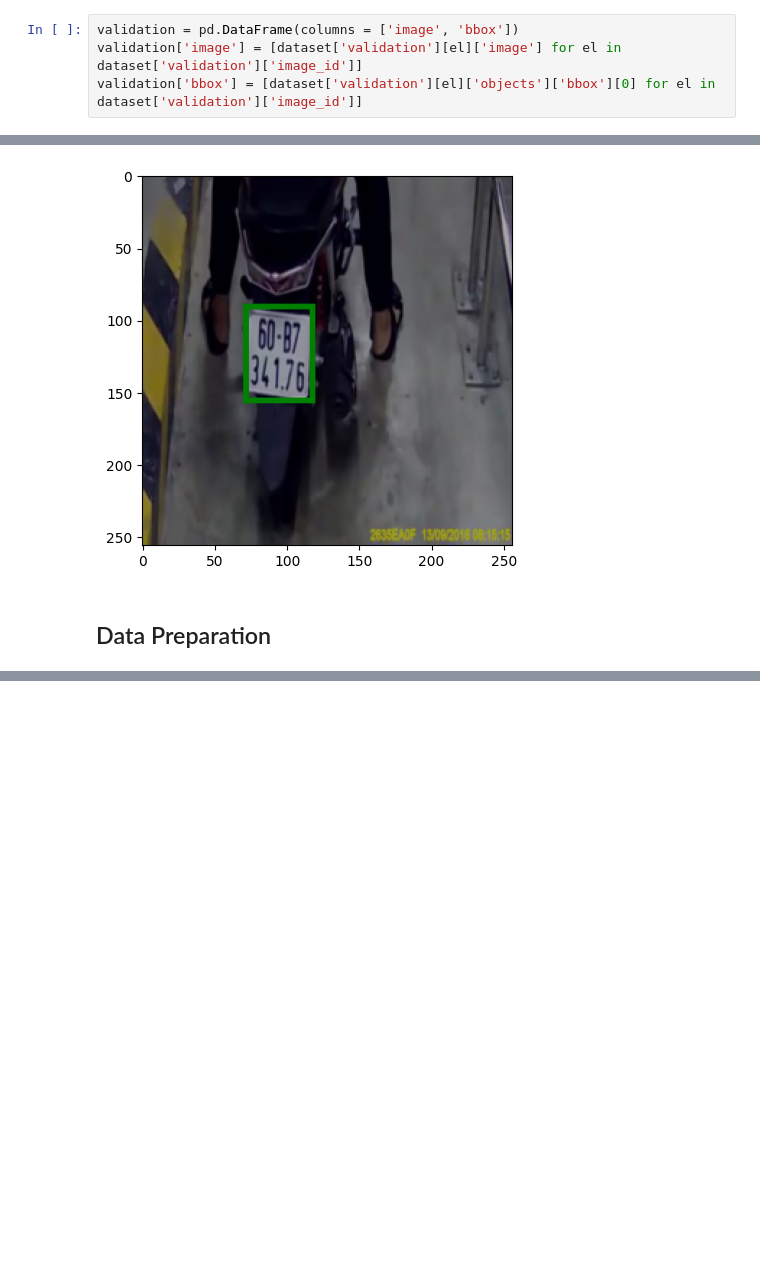
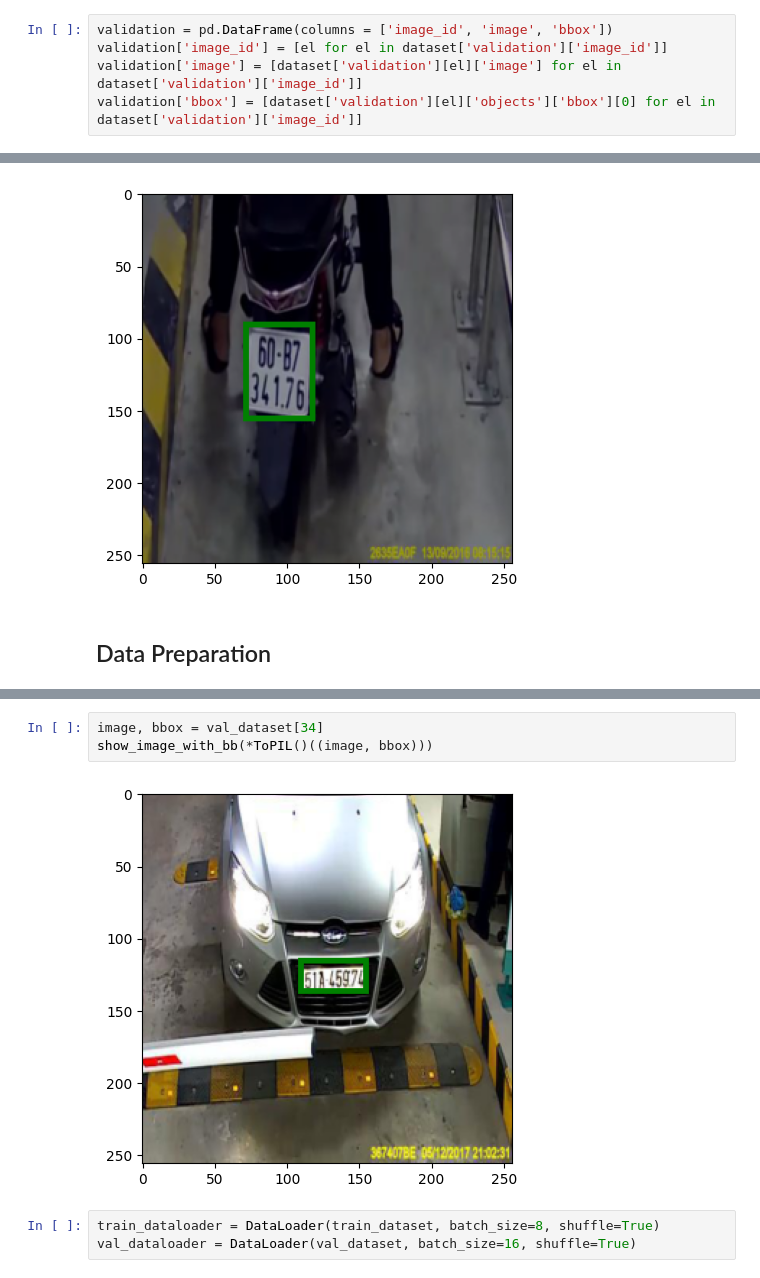
Before and after one commit to riccardo-borgo/Plate-Recognition-CNN, a Jupyter notebook: main.ipynb, the cells around one changed output, grey strips where cells are left out. Cells and saved outputs as stored; diff of their text form; blank space fills up the shorter version.

```diff
--- a/main.ipynb
+++ b/main.ipynb
@@ -40,7 +46,8 @@ training = pd.DataFrame(columns = ['image', 'bbox'])
 training['image'] = [dataset['train'][el]['image'] for el in dataset['train']['image_id']]
 training['bbox'] = [dataset['train'][el]['objects']['bbox'][0] for el in dataset['train']['image_id']]
 # %%
-validation = pd.DataFrame(columns = ['image', 'bbox'])
+validation = pd.DataFrame(columns = ['image_id', 'image', 'bbox'])
+validation['image_id'] = [el for el in dataset['validation']['image_id']]
 validation['image'] = [dataset['validation'][el]['image'] for el in dataset['validation']['image_id']]
 validation['bbox'] = [dataset['validation'][el]['objects']['bbox'][0] for el in dataset['validation']['image_id']]
 # %%
@@ -241,0 +275,8 @@ show_image_with_bb(new_image, bbox_new)
+# %%
+image, bbox = val_dataset[34]
+show_image_with_bb(*ToPIL()((image, bbox)))
+# %% [output]
+[figure, added]
+# %%
+train_dataloader = DataLoader(train_dataset, batch_size=8, shuffle=True)
+val_dataloader = DataLoader(val_dataset, batch_size=16, shuffle=True)
```
Also changed, not shown: parts of 22 cells of this notebook, 1 other file.
